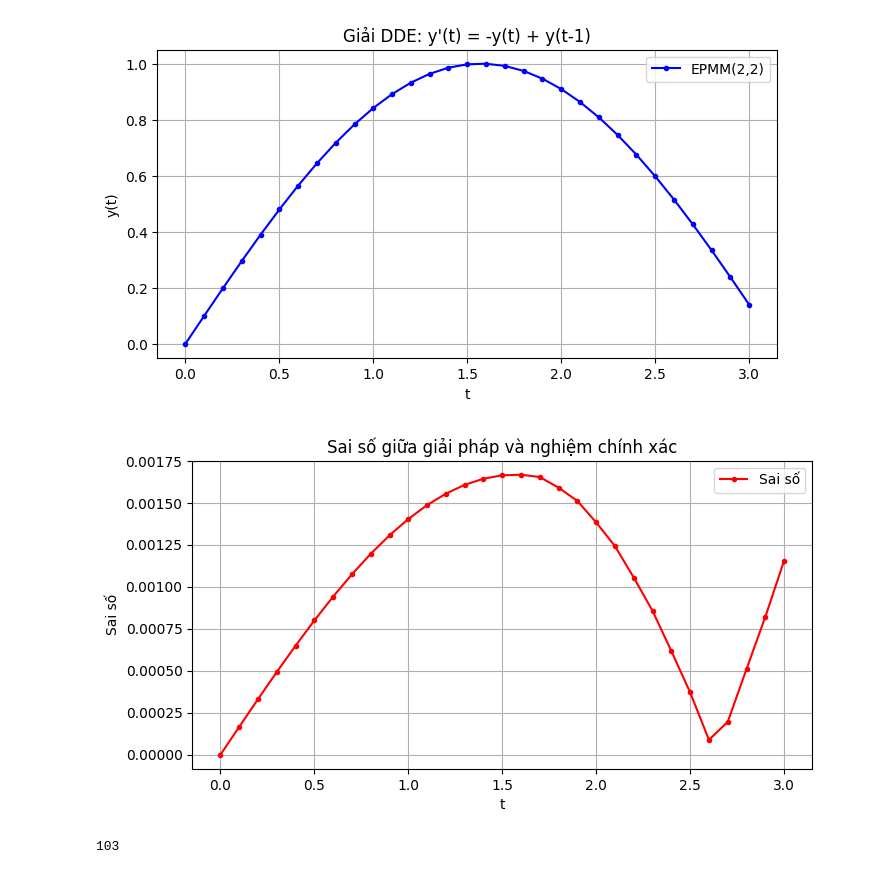
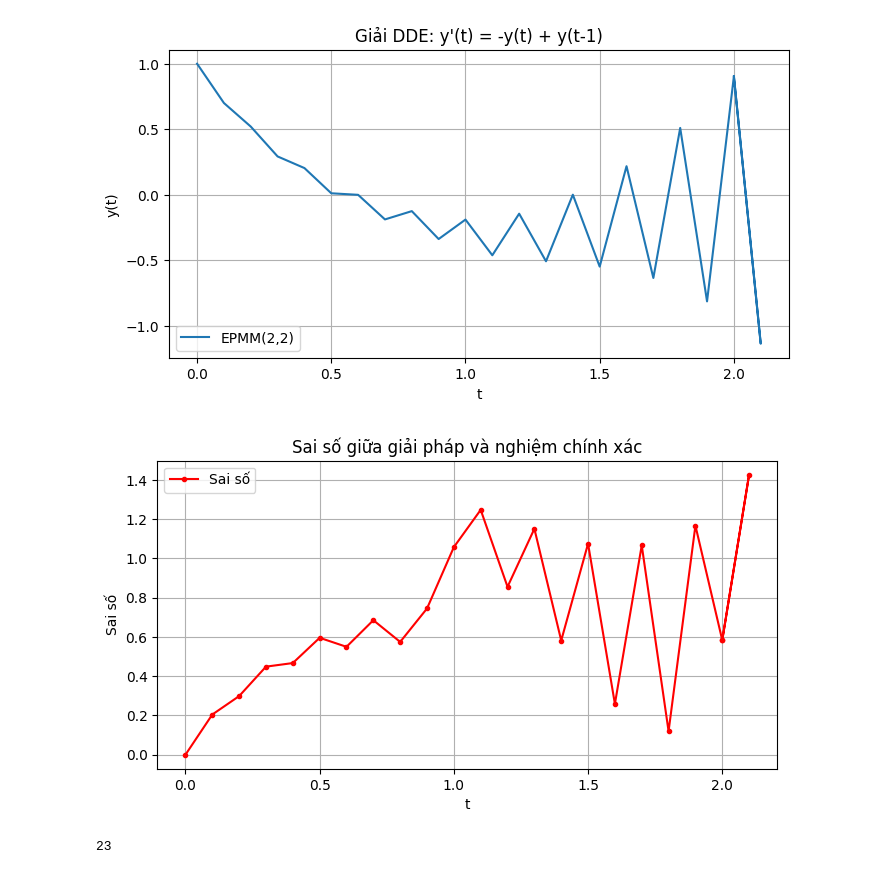
Before and after one commit to baotn0708/Numerical_method_for_DDE, a Jupyter notebook: multistep.ipynb, the cells around one changed output. Drawn from its saved outputs; the diff is of its cells as text; code cells hidden in the pictures.

```diff
--- a/multistep.ipynb
+++ b/multistep.ipynb
@@ -135,57 +135,57 @@ if __name__ == "__main__":
     # Giả sử phương trình: y'(t) = - y(t) + y(t - 1)
     # Hàm f và tau như sau:
     def f_example(t, y, y_delay):
-        return -y_delay
+        return -2*y -y_delay
 
     # Độ trễ: tau(t,y) = 1 (hằng số)
     def tau_example(t, y):
-        return np.pi/2
+        return 1
 
     # Hàm lịch sử: cho t <= 0, giả sử y(t) = 1
     def phi_example(t):
-        return np.sin(t)
+        return 1
     def y_exact(t):
-        return np.sin(t)
+        return np.exp(-t) + 0.5 * np.exp(-(t-1)) * (t >= 1)  # nghiệm chính xác cho DDE này
 
     # Các thông số ban đầu
     t0 = 0.0
-    t_end = 3.0
+    t_end = 2.0
     h = 0.1  # bước nhỏ để đạt được độ chính xác tốt
 
     t_sol, y_sol = solve_dde_epmm(f_example, tau_example, phi_example, t0, t_end, h, tol=1e-6)
 
     # Vẽ đồ thị kết quả
     plt.figure(figsize=(8, 4))
-    plt.plot(t_sol, y_sol, 'b.-', label="EPMM(2,2)")
+    plt.plot(t_sol, y_sol, label="EPMM(2,2)")
     plt.xlabel("t")
     plt.ylabel("y(t)")
     plt.title("Giải DDE: y'(t) = -y(t) + y(t-1)")
     plt.legend()
     plt.grid(True)
     plt.show()
     # Hàm tính sai số
     def compute_error(t_sol, y_sol):
         y_exact_vals = y_exact(t_sol)
         errors = np.abs(y_sol - y_exact_vals)
         return errors
     # Hàm vẽ sai số
     def plot_error(t_sol, errors):
         plt.figure(figsize=(8, 4))
         plt.plot(t_sol, errors, 'r.-', label="Sai số")
         plt.xlabel("t")
         plt.ylabel("Sai số")
         plt.title("Sai số giữa giải pháp và nghiệm chính xác")
         plt.legend()
         plt.grid(True)
         plt.show()
     # Tính toán sai số
     errors = compute_error(t_sol, y_sol)
     # Vẽ sai số
     plot_error(t_sol, errors)
 # %% [output]
-[figure, old version]
+[figure, new version]
-[figure, old version]
+[figure, new version]
 # %%
 len(t_sol)
 # %% [output]
-103
+23
```
Also changed, not shown: parts of 1 cell of this notebook, 2 other files.
